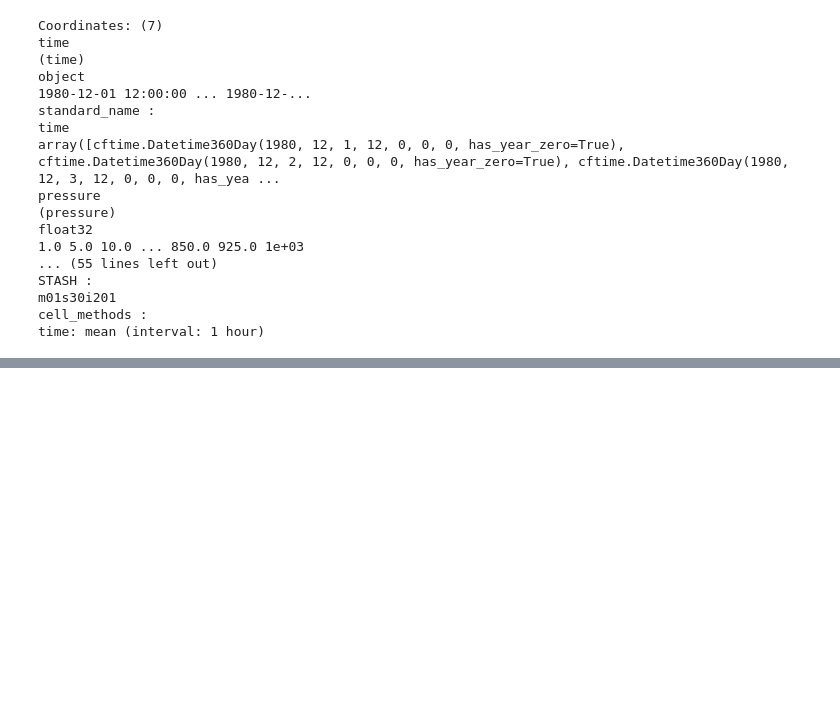
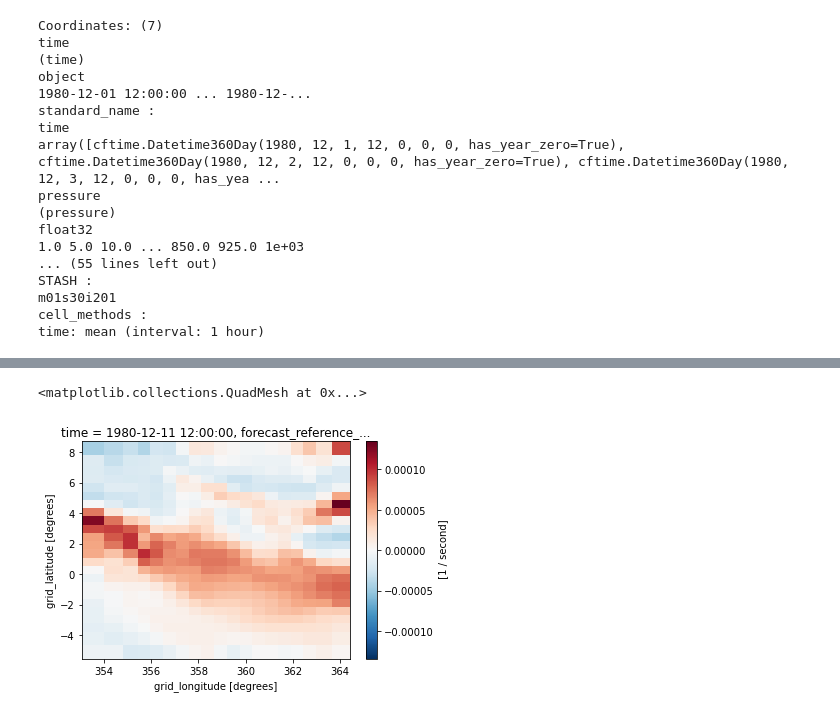
Before and after one commit to henryaddison/ml-downscaling-emulation, a Jupyter notebook: notebooks/learning/Moose GCM data.ipynb, the cells around one changed output, grey strips where cells are left out. Saved outputs shown, nothing was run; the diff lists cells and outputs as text; code cells hidden in the pictures; blank space fills up the shorter version.

```diff
--- a/notebooks/learning/Moose GCM data.ipynb
+++ b/notebooks/learning/Moose GCM data.ipynb
@@ -151,0 +210,19 @@ time: mean (interval: 1 hour)
+# %%
+target_cube = iris.load_cube('../../src/ml_downscaling_emulator/utils/target-grids/2.2km-coarsened-27x/uk/moose_pr_grid.nc')
+xwind_src_cube = iris.load_cube(example_gcm_xwind_path, constraint=iris.Constraint(pressure=850.0))
+xwind_regridder = iris.analysis.Nearest().regridder(xwind_src_cube, target_cube)
+xwind_regridded_da = xr.DataArray.from_iris(xwind_regridder(xwind_src_cube))
+
+ywind_src_cube = iris.load_cube(example_gcm_ywind_path, constraint=iris.Constraint(pressure=850.0))
+ywind_regridder = iris.analysis.Nearest().regridder(ywind_src_cube, target_cube)
+ywind_regridded_da = xr.DataArray.from_iris(ywind_regridder(ywind_src_cube))
+
+dx, dy =  metpy.calc.lat_lon_grid_deltas(xwind_regridded_da.grid_longitude.values, xwind_regridded_da.grid_latitude.values)
+# make sure grid deltas broadcast properly over time dimension - https://stackoverflow.com/a/55012247
+dx = dx[None, :]
+dy = dy[None, :]
+
+metpy.calc.vorticity(xwind_regridded_da, ywind_regridded_da, dx=dx, dy=dy).isel(time=10).plot()#.isel(grid_latitude=slice(10,20), grid_longitude=slice(5, 15), time=10)
+# %% [output]
+<matplotlib.collections.QuadMesh at 0x...>
+[figure, added]
```
Also changed, not shown: parts of 17 cells of this notebook.
